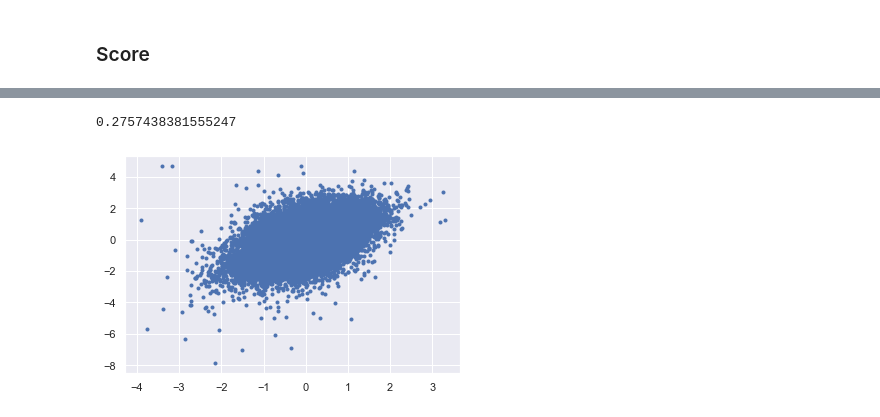
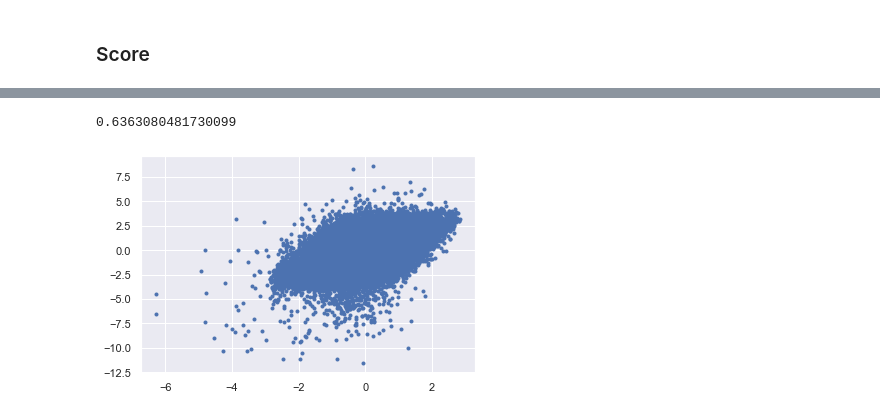
Before and after one commit to pstetz/slowmo, a Jupyter notebook: src/sklearn.ipynb, the cells around one changed output, grey strips where cells are left out. Saved outputs shown, nothing was run; the diff lists cells and outputs as text; code cells hidden in the pictures.

```diff
--- a/src/sklearn.ipynb
+++ b/src/sklearn.ipynb
@@ -25 +31,9 @@ df.to_feather("/Volumes/hd_4tb/results/summary/simple_all.feather")
+# %%
+df = pd.read_feather("/Users/pstetz/Desktop/confidential/.project/summary/simple_all.feather")
+df = df.sample(frac=1)
+df = df.reset_index(drop=True)
+train_x, test_x = train_test_split(df, random_state=5, train_size=0.80)
+del df
+train_y = train_x.pop("pred")
+test_y = test_x.pop("pred")
 # %% [markdown]
@@ -27,6 +40,0 @@ df.to_feather("/Volumes/hd_4tb/results/summary/simple_all.feather")
-# %%
-from sklearn.model_selection import train_test_split
-
-train_x, test_x = train_test_split(df)
-train_y = train_x.pop("pred")
-test_y = test_x.pop("pred")
@@ -54,0 +117,14 @@ RandomForestRegressor(bootstrap=True, criterion='mse', max_depth=None,
+# %%
+mse_scorer = make_scorer(mean_squared_error, greater_is_better=False)
+model = lgb.LGBMRegressor(
+    boosting_type="gbdt",
+    objective="mse",
+    learning_rate=0.1,
+    min_data_in_leaf=80,
+    min_split_gain=0.3,
+    n_estimators=125,
+    num_leaves=85,
+    max_depth=-1,
+)
+
+cross_validate(model, train_x, train_y, cv=5, scoring=mse_scorer)
@@ -57,13 +144,14 @@ RandomForestRegressor(bootstrap=True, criterion='mse', max_depth=None,
 # %%
+from sklearn.metrics import mean_squared_error
 import matplotlib.pyplot as plt
 import seaborn as sns
 %matplotlib inline
 sns.set()
 
-score = model.score(test_x, test_y)
 expected = model.predict(test_x)
+score = mean_squared_error(test_y, expected)
 print(score)
 plt.plot(expected, test_y, ".");
 # %% [output]
-0.2757438381555247
+0.6363080481730099
-[figure, old version]
+[figure, new version]
```
Also changed, not shown: parts of 16 cells of this notebook.
